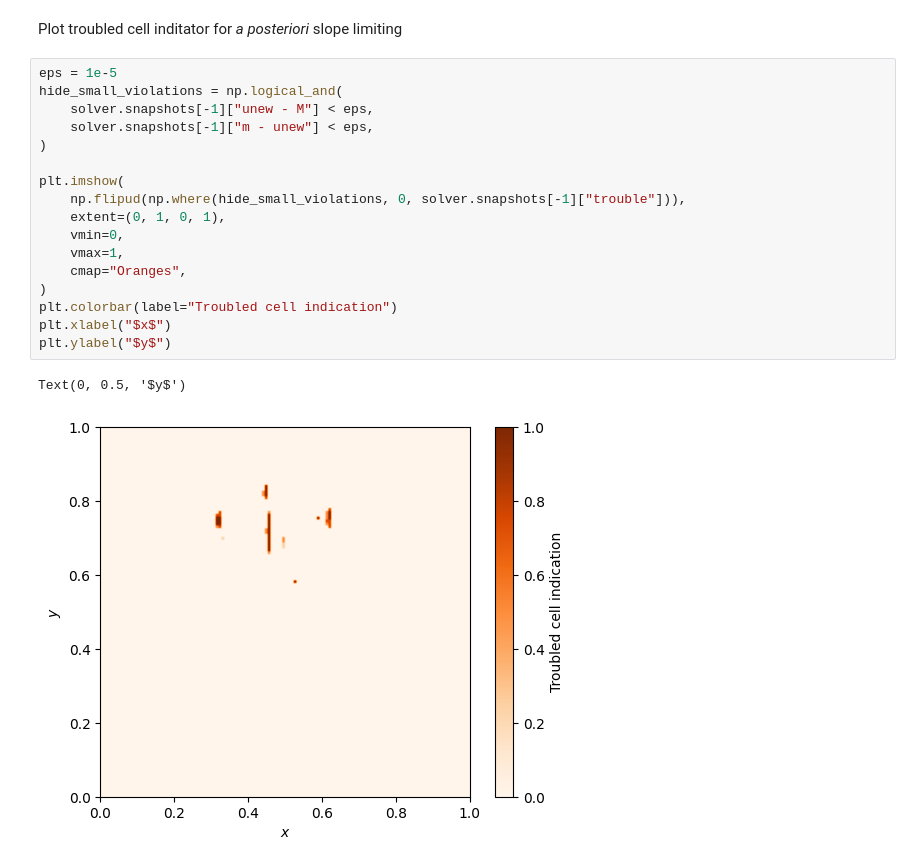
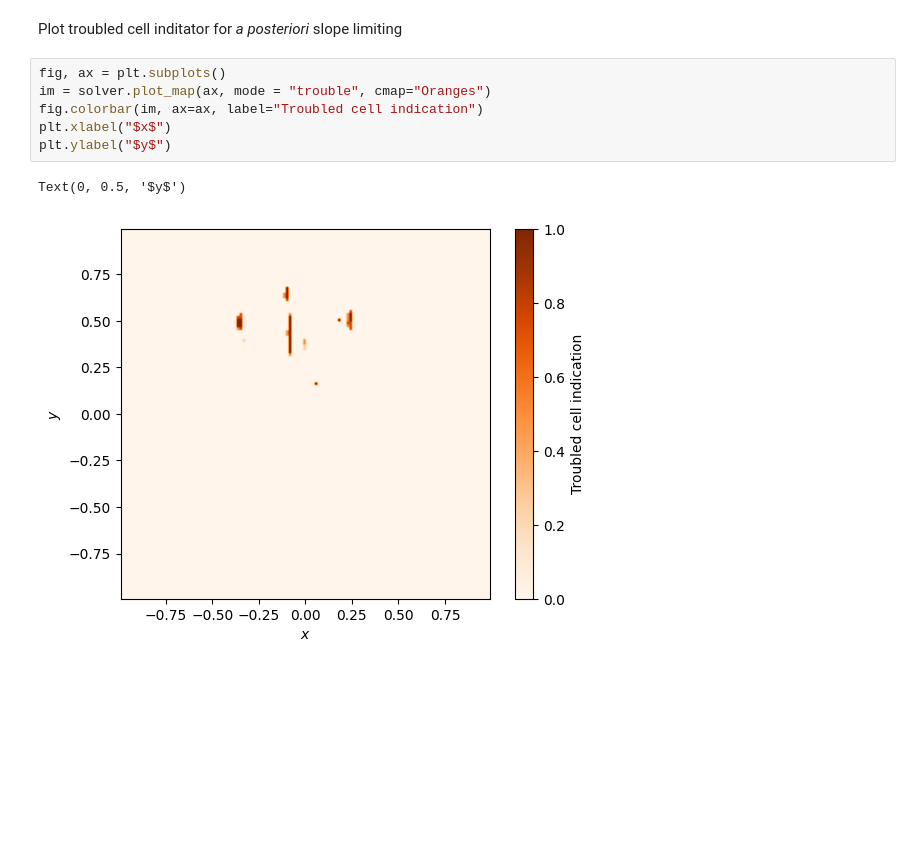
Before and after one commit to jpalafou/FVMethods, a Jupyter notebook: examples/slotted_disk.ipynb, the cells around one changed output. Cells and saved outputs as stored; diff of their text form; blank space fills up the shorter version.

```diff
--- a/examples/slotted_disk.ipynb
+++ b/examples/slotted_disk.ipynb
@@ -92,22 +93,11 @@ Text(0, 0.5, '$y$')
 # %% [markdown]
 Plot troubled cell inditator for _a posteriori_ slope limiting
-# %%
-eps = 1e-5
-hide_small_violations = np.logical_and(
-    solver.snapshots[-1]["unew - M"] < eps,
-    solver.snapshots[-1]["m - unew"] < eps,
-)
-
-plt.imshow(
-    np.flipud(np.where(hide_small_violations, 0, solver.snapshots[-1]["trouble"])),
-    extent=(0, 1, 0, 1),
-    vmin=0,
-    vmax=1,
-    cmap="Oranges",
-)
-plt.colorbar(label="Troubled cell indication")
-plt.xlabel("$x$")
-plt.ylabel("$y$")
-# %% [output]
-Text(0, 0.5, '$y$')
-[figure, removed]
+# %%
+fig, ax = plt.subplots()
+im = solver.plot_map(ax, mode = "trouble", cmap="Oranges")
+fig.colorbar(im, ax=ax, label="Troubled cell indication")
+plt.xlabel("$x$")
+plt.ylabel("$y$")
+# %% [output]
+Text(0, 0.5, '$y$')
+[figure, added]
```
Also changed, not shown: parts of 4 cells of this notebook, 3 other files.
